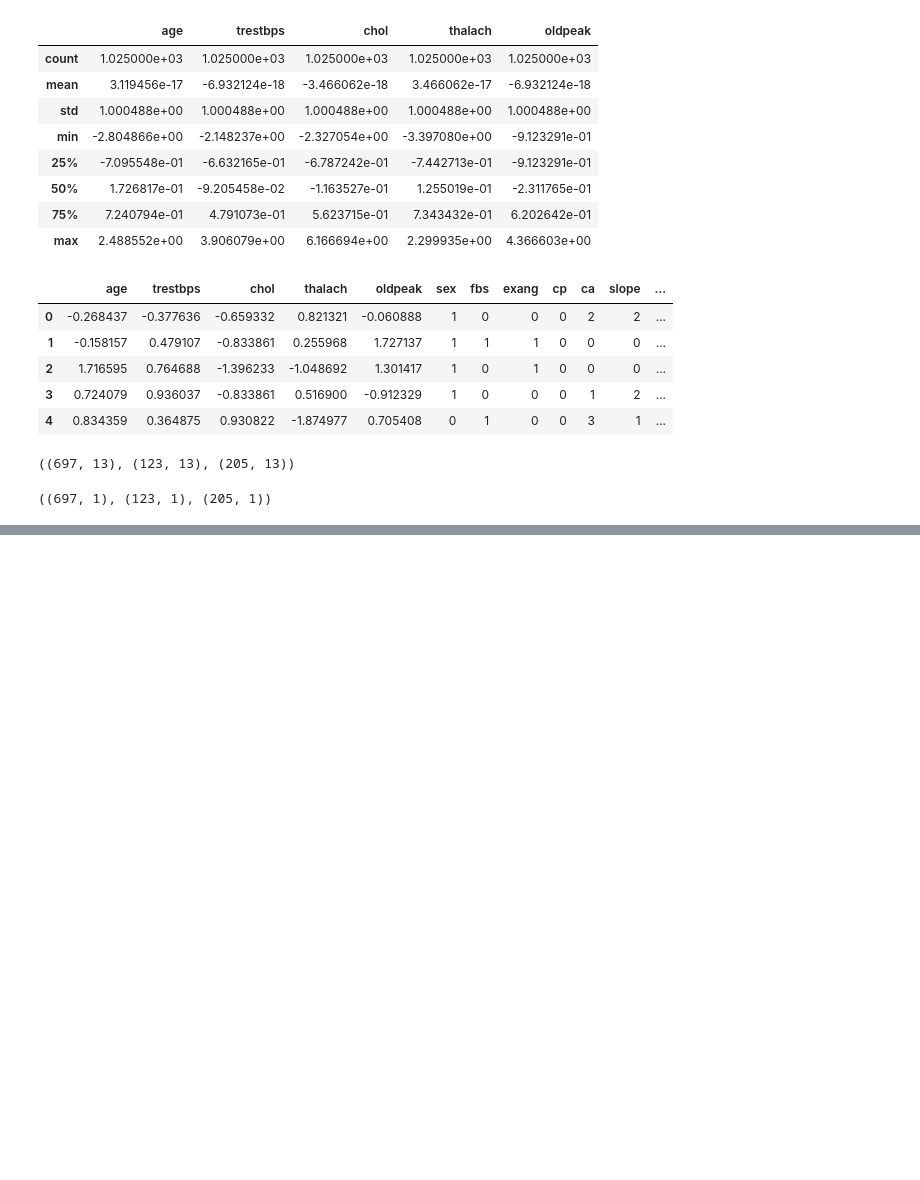
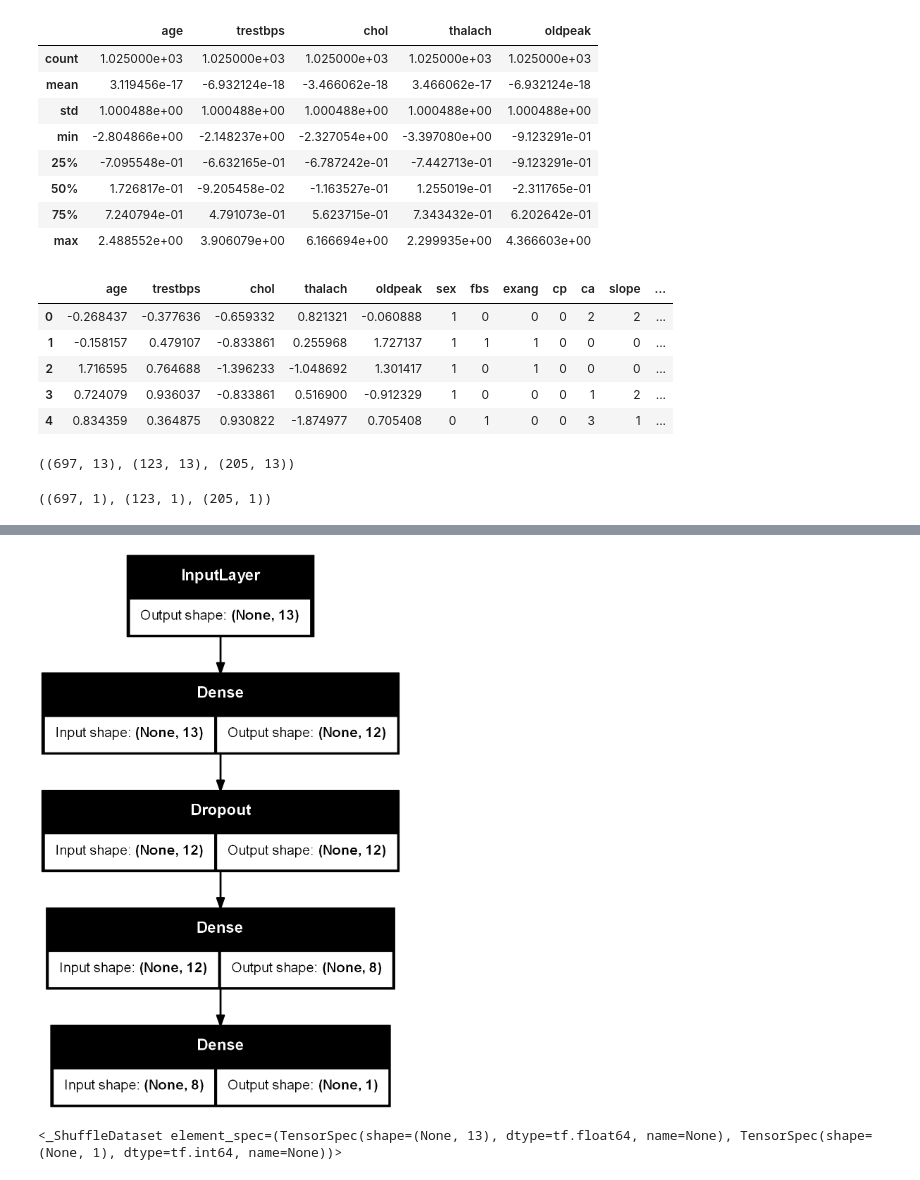
Before and after one commit to Wilbertz/Getting-Started-with-Tensorflow, a Jupyter notebook: FunctionalModel.ipynb, the cells around one changed output, grey strips where cells are left out. Saved outputs shown, nothing was run; the diff lists cells and outputs as text; code cells hidden in the pictures; blank space fills up the shorter version.

```diff
--- a/FunctionalModel.ipynb
+++ b/FunctionalModel.ipynb
@@ -201,3 +202,33 @@ x_train.shape, x_val.shape, x_test.shape
 y_train.shape, y_val.shape, y_test.shape
 # %% [output]
 ((697, 1), (123, 1), (205, 1))
+# %%
+def build_model():
+
+    inputs = tf.keras.Input(shape = (x_train.shape[1],))
+
+    dense_layer1 = layers.Dense(12, activation = 'relu')
+    x = dense_layer1(inputs)
+
+    dropout_layer = layers.Dropout(0.2)
+    x = dropout_layer(x)
+
+    dense_layer2 = layers.Dense(8, activation = 'relu')
+    x = dense_layer2(x)
+
+    prediction_layer = layers.Dense(1, activation = 'sigmoid')
+    predictions = prediction_layer(x)
+
+    model = tf.keras.Model(inputs = inputs, outputs = predictions)
+
+    model.summary()
+
+    model.compile(optimizer = tf.keras.optimizers.Adam(0.001),
+                  loss = tf.keras.losses.BinaryCrossentropy(),
+                  metrics = ['accuracy',
+                             tf.keras.metrics.Precision(0.5),
+                             tf.keras.metrics.Recall(0.5)])
+
+    return model
+# %%
+model = build_model()
@@ -203,0 +253,10 @@ y_train.shape, y_val.shape, y_test.shape
+# %%
+keras.utils.plot_model(model, show_shapes=True)
+# %% [output]
+[figure, added]
+# %%
+dataset_train = tf.data.Dataset.from_tensor_slices((x_train.values, y_train.values))
+dataset_train = dataset_train.batch(16)
+dataset_train.shuffle(128)
+# %% [output]
+<_ShuffleDataset element_spec=(TensorSpec(shape=(None, 13), dtype=tf.float64, name=None), TensorSpec(shape=(None, 1), dtype=tf.int64, name=None))>
```
Also changed, not shown: parts of 14 cells of this notebook.
